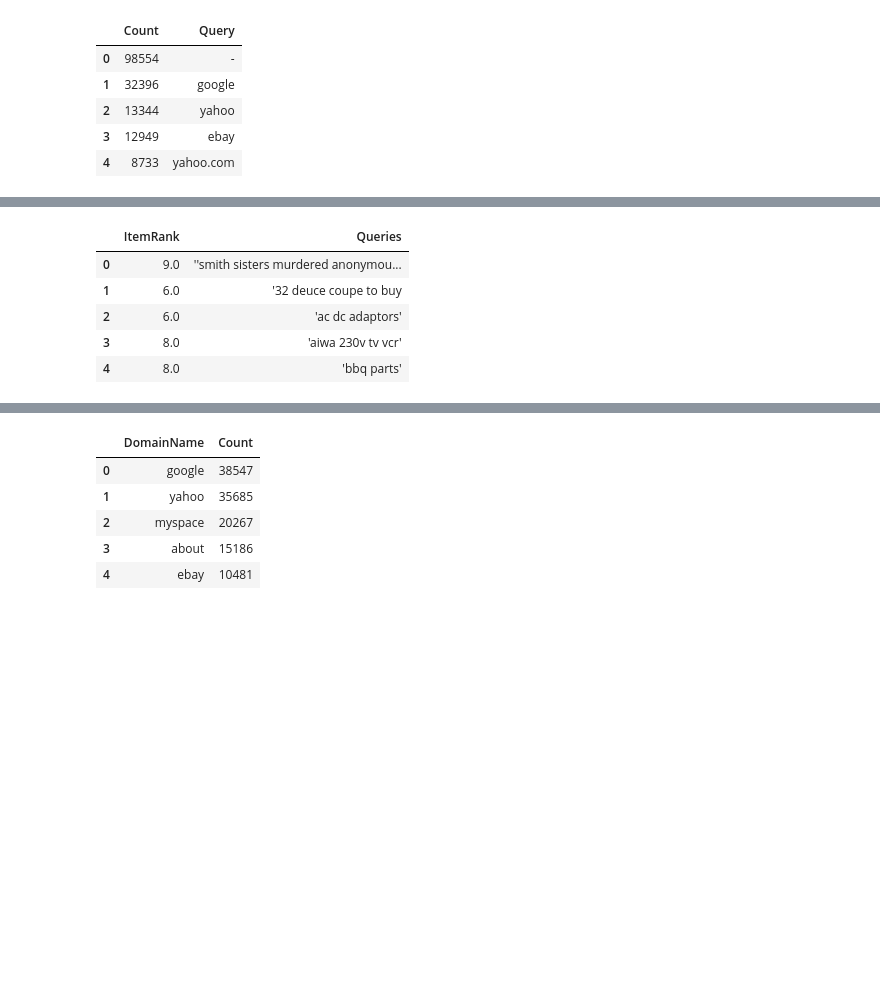
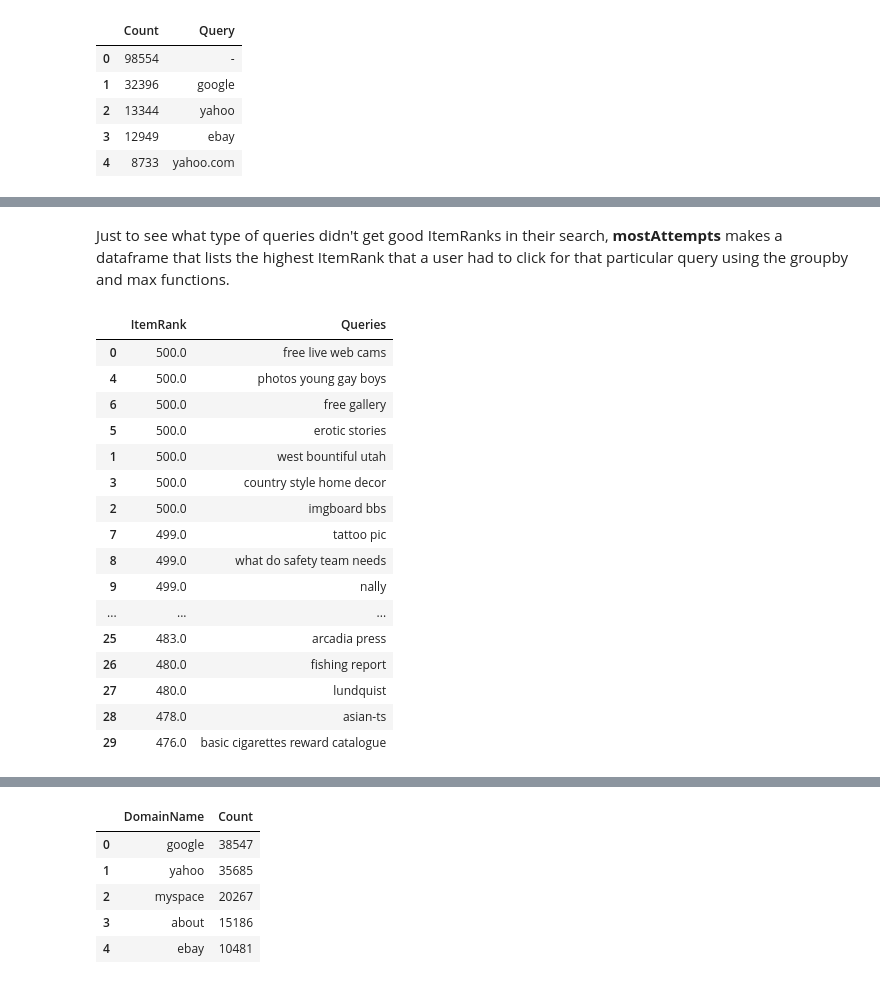
Before and after one commit to RohitJacob/AOL-Exploratory-Analysis, a Jupyter notebook: Promotional Analysis.ipynb, the cells around one changed output, grey strips where cells are left out. Drawn from its saved outputs; the diff is of its cells as text; code cells hidden in the pictures; blank space fills up the shorter version.

```diff
--- a/Promotional Analysis.ipynb
+++ b/Promotional Analysis.ipynb
@@ -106,17 +145,31 @@ initial = data[data.ItemRank<=5.0]
 
 oftenAsked = set(initial.Query) & set(toomany.Query)
 stillTrying= toomany.loc[toomany['Query'].isin(oftenAsked)]
+# %% [markdown]
+Just to see what type of queries didn't get good ItemRanks in their search, **mostAttempts** makes a dataframe that lists the highest ItemRank that a user had to click for that particular query using the groupby and max functions.
 # %%
 st = stillTrying.groupby(['Query'])['ItemRank'].max()
 mostAttempts = st.to_frame()
 mostAttempts['Queries'] = list(mostAttempts.index)
 # %%
 mostAttempts = mostAttempts.reset_index(drop=True)
-mostAttempts.head()
+mostAttempts= mostAttempts.sort_values(by='ItemRank', ascending=False)
+mostAttempts.head(30)
 # %% [output]
 |  | ItemRank | Queries |
-| 0 | 9.0 | ''smith sisters murdered anonymou... |
-| 1 | 6.0 | '32 deuce coupe to buy |
-| 2 | 6.0 | 'ac dc adaptors' |
-| 3 | 8.0 | 'aiwa 230v tv vcr' |
-| 4 | 8.0 | 'bbq parts' |
+| 0 | 500.0 | free live web cams |
+| 4 | 500.0 | photos young gay boys |
+| 6 | 500.0 | free gallery |
+| 5 | 500.0 | erotic stories |
+| 1 | 500.0 | west bountiful utah |
+| 3 | 500.0 | country style home decor |
+| 2 | 500.0 | imgboard bbs |
+| 7 | 499.0 | tattoo pic |
+| 8 | 499.0 | what do safety team needs |
+| 9 | 499.0 | nally |
+| ... | ... | ... |
+| 25 | 483.0 | arcadia press |
+| 26 | 480.0 | fishing report |
+| 27 | 480.0 | lundquist |
+| 28 | 478.0 | asian-ts |
+| 29 | 476.0 | basic cigarettes reward catalogue |
```
Also changed, not shown: parts of 20 cells of this notebook, 1 other file.
